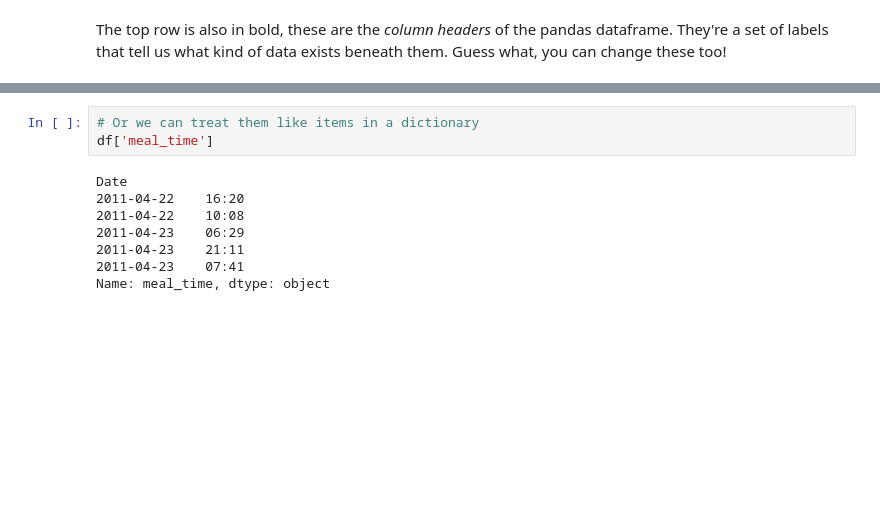
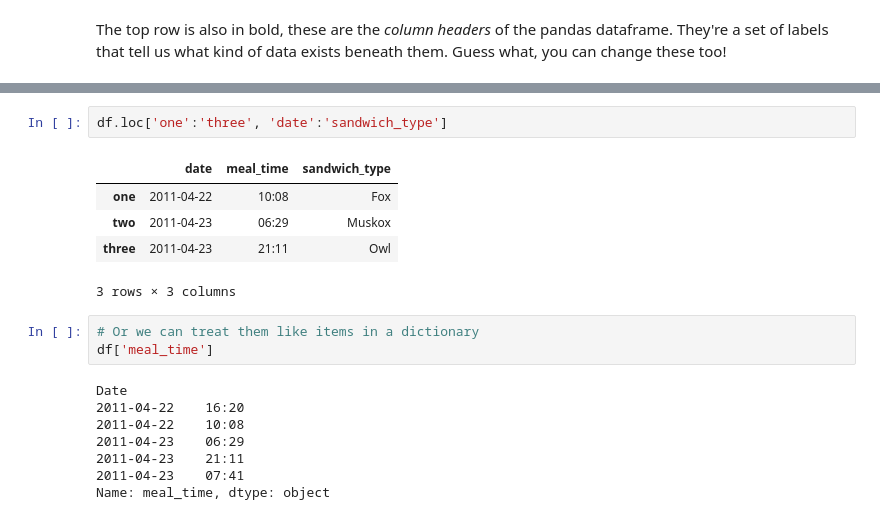
Before and after one commit to swcarpentry/2014-03-17-ucb, a Jupyter notebook: lessons/jk-python/readwrite-full.ipynb, the cells around one changed output, grey strips where cells are left out. Saved outputs shown, nothing was run; the diff lists cells and outputs as text; blank space fills up the shorter version.

```diff
--- a/lessons/jk-python/readwrite-full.ipynb
+++ b/lessons/jk-python/readwrite-full.ipynb
@@ -295,3 +332,11 @@ Name: meal_time, dtype: object
+# %%
+df.loc['one':'three', 'date':'sandwich_type']
+# %% [output]
+|  | date | meal_time | sandwich_type |
+| one | 2011-04-22 | 10:08 | Fox |
+| two | 2011-04-23 | 06:29 | Muskox |
+| three | 2011-04-23 | 21:11 | Owl |
+3 rows × 3 columns
 # %%
 # Or we can treat them like items in a dictionary
 df['meal_time']
```
Also changed, not shown: parts of 24 cells of this notebook.
